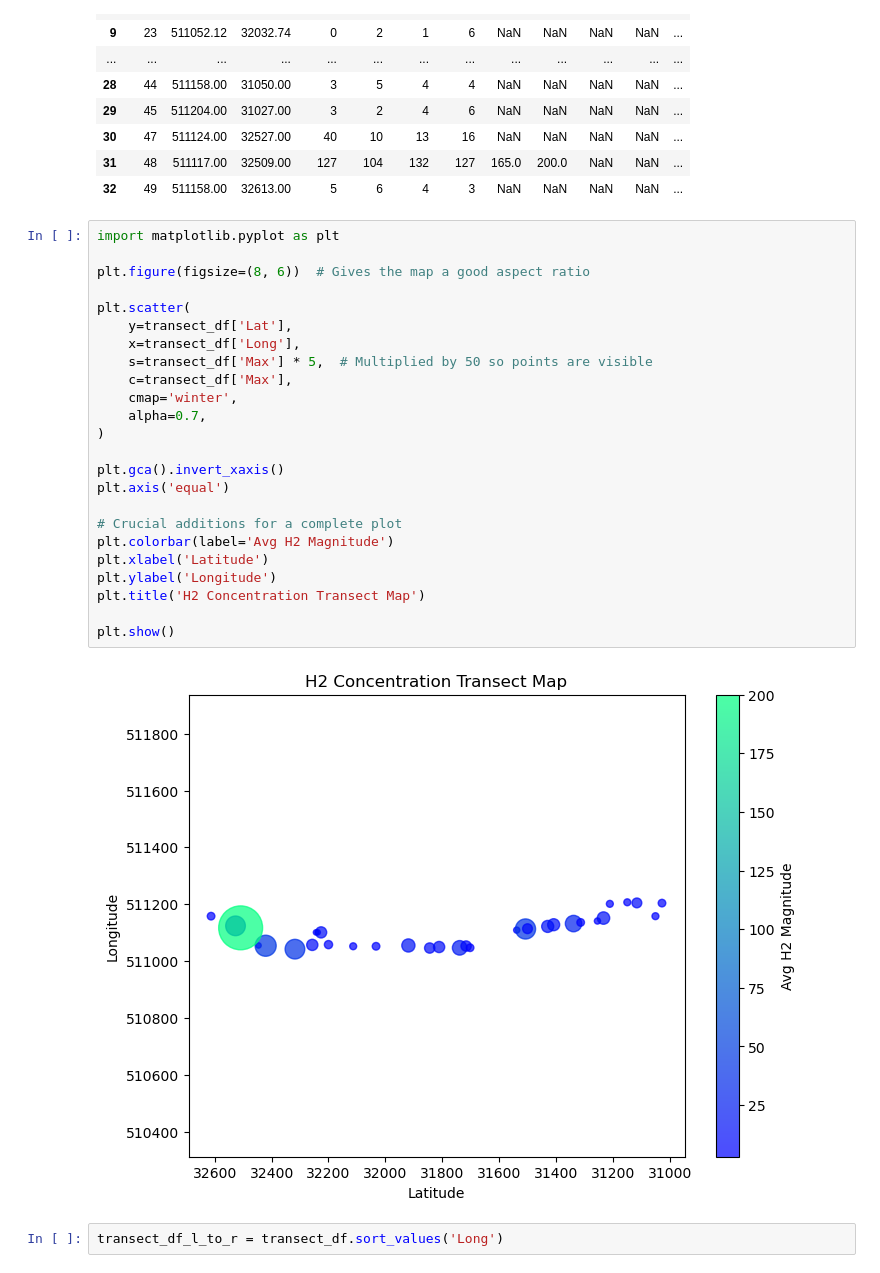
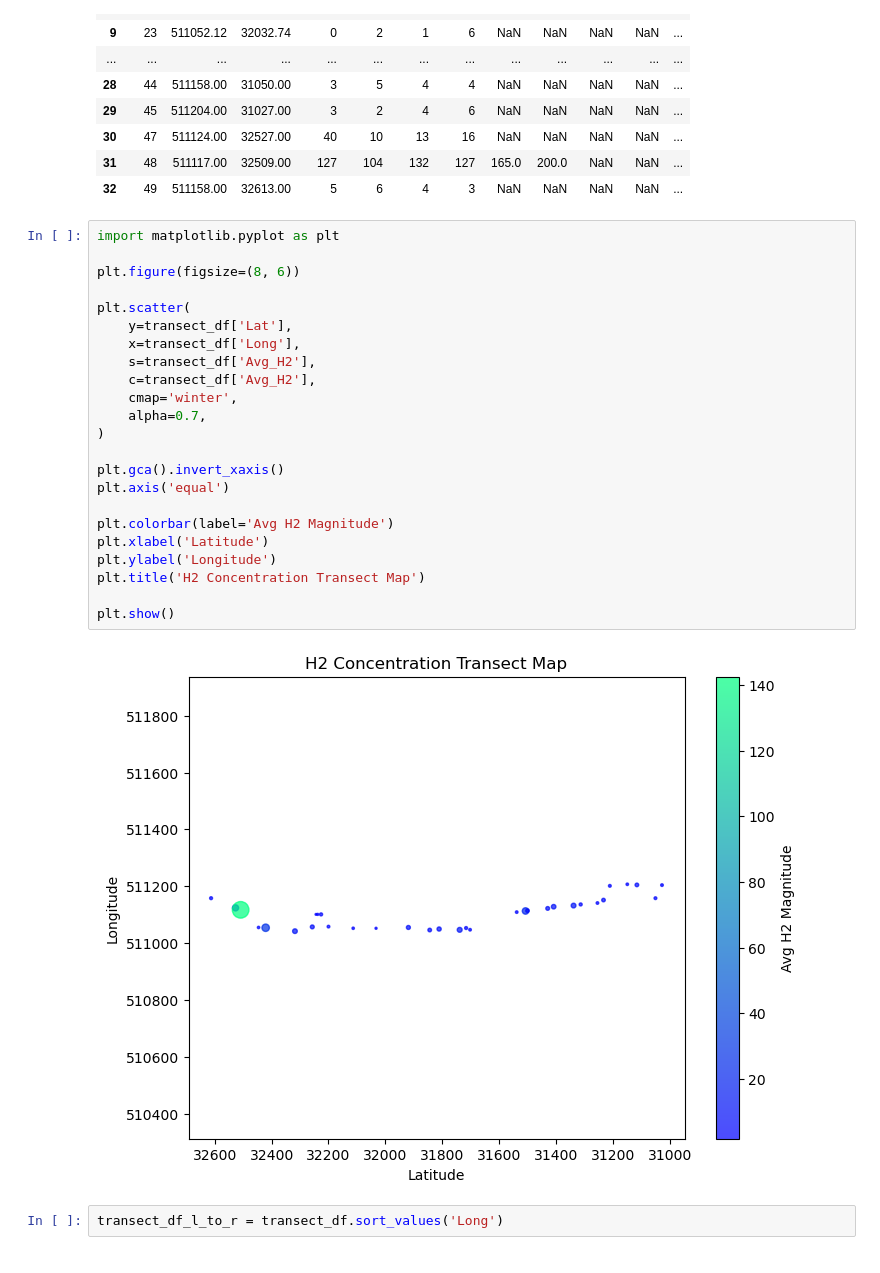
Before and after one commit to willhcm/scd-detection, a Jupyter notebook: code/notebooks/field/overview.ipynb, the cells around one changed output. Cells and saved outputs as stored; diff of their text form.

```diff
--- a/code/notebooks/field/overview.ipynb
+++ b/code/notebooks/field/overview.ipynb
@@ -38,29 +38,28 @@ transect_df
 # %%
 import matplotlib.pyplot as plt
 
-plt.figure(figsize=(8, 6))  # Gives the map a good aspect ratio
+plt.figure(figsize=(8, 6))
 
 plt.scatter(
     y=transect_df['Lat'],
     x=transect_df['Long'],
-    s=transect_df['Max'] * 5,  # Multiplied by 50 so points are visible
-    c=transect_df['Max'],
+    s=transect_df['Avg_H2'],
+    c=transect_df['Avg_H2'],
     cmap='winter',
     alpha=0.7,
 )
 
 plt.gca().invert_xaxis()
 plt.axis('equal')
 
-# Crucial additions for a complete plot
 plt.colorbar(label='Avg H2 Magnitude')
 plt.xlabel('Latitude')
 plt.ylabel('Longitude')
 plt.title('H2 Concentration Transect Map')
 
 plt.show()
 # %% [output]
-[figure, old version]
+[figure, new version]
 # %%
 transect_df_l_to_r = transect_df.sort_values('Long')
 # %%
```
Also changed, not shown: parts of 3 cells of this notebook, 3 other files.
